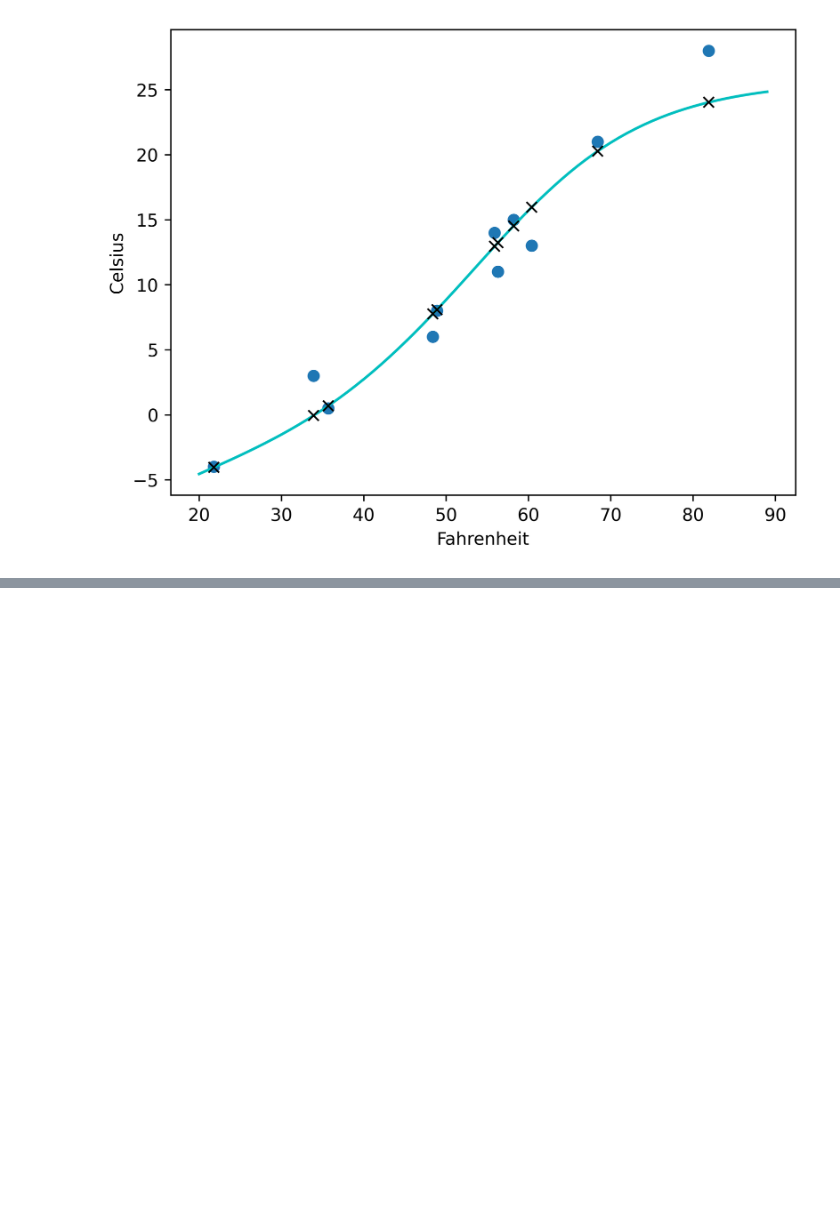
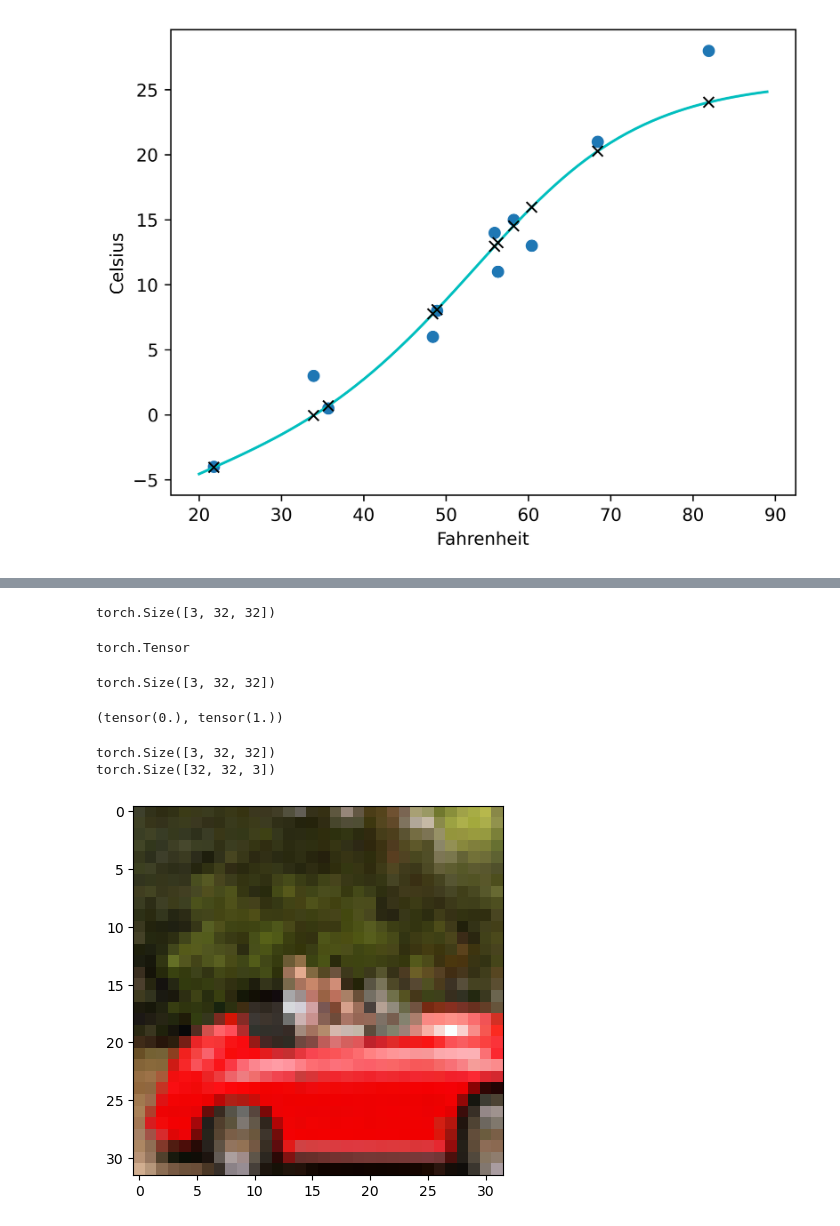
Before and after one commit to nuyhc/RhythmStudy, a Jupyter notebook: 1. PyTorch/PTM_3_김채현.ipynb, the cells around one changed output, grey strips where cells are left out. Saved outputs shown, nothing was run; the diff lists cells and outputs as text; code cells hidden in the pictures; blank space fills up the shorter version.

```diff
--- a/1. PyTorch/PTM_3_김채현.ipynb
+++ b/1. PyTorch/PTM_3_김채현.ipynb
@@ -426,0 +497,30 @@ plt.show()
+# %%
+to_tensor = transforms.ToTensor()
+img_t = to_tensor(img)
+img_t.shape
+# %% [output]
+torch.Size([3, 32, 32])
+# %%
+# 변화 자체를 dataset의 인자로 전달도 가능
+tensor_cifar10 = datasets.CIFAR10(data_path, train=True, download=False, transform=transforms.ToTensor())
+# %%
+img_t, _ = tensor_cifar10[99]
+type(img_t)
+# %% [output]
+torch.Tensor
+# %%
+img_t.shape
+# %% [output]
+torch.Size([3, 32, 32])
+# %%
+img_t.min(), img_t.max()
+# %% [output]
+(tensor(0.), tensor(1.))
+# %%
+print(img_t.shape, img_t.permute(1, 2, 0).shape, sep="\n")
+plt.imshow(img_t.permute(1, 2, 0)) # C*H*W -> H*W*C
+plt.show()
+# %% [output]
+torch.Size([3, 32, 32])
+torch.Size([32, 32, 3])
+[figure, added]
```
Also changed, not shown: parts of 46 cells of this notebook.
